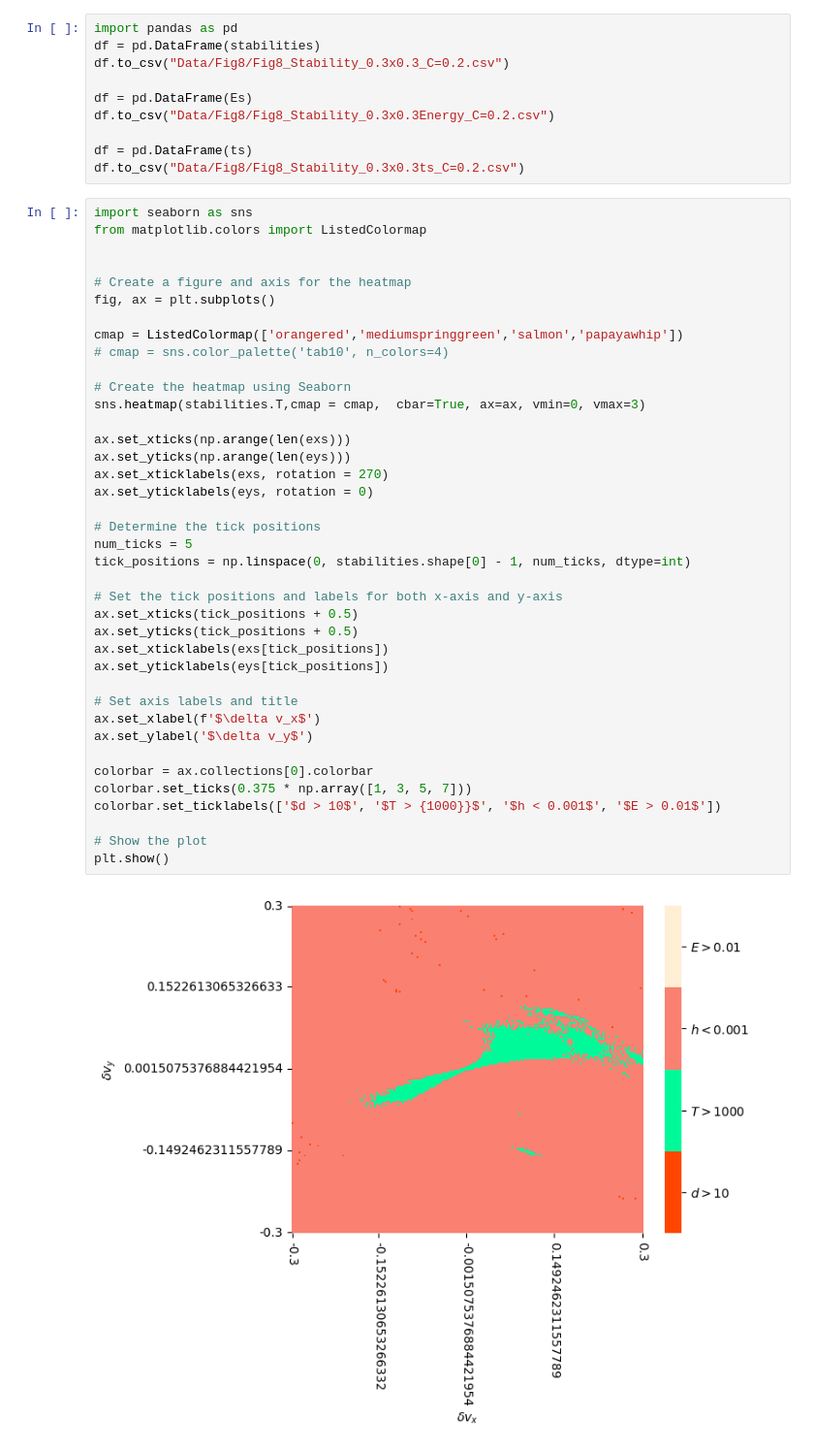
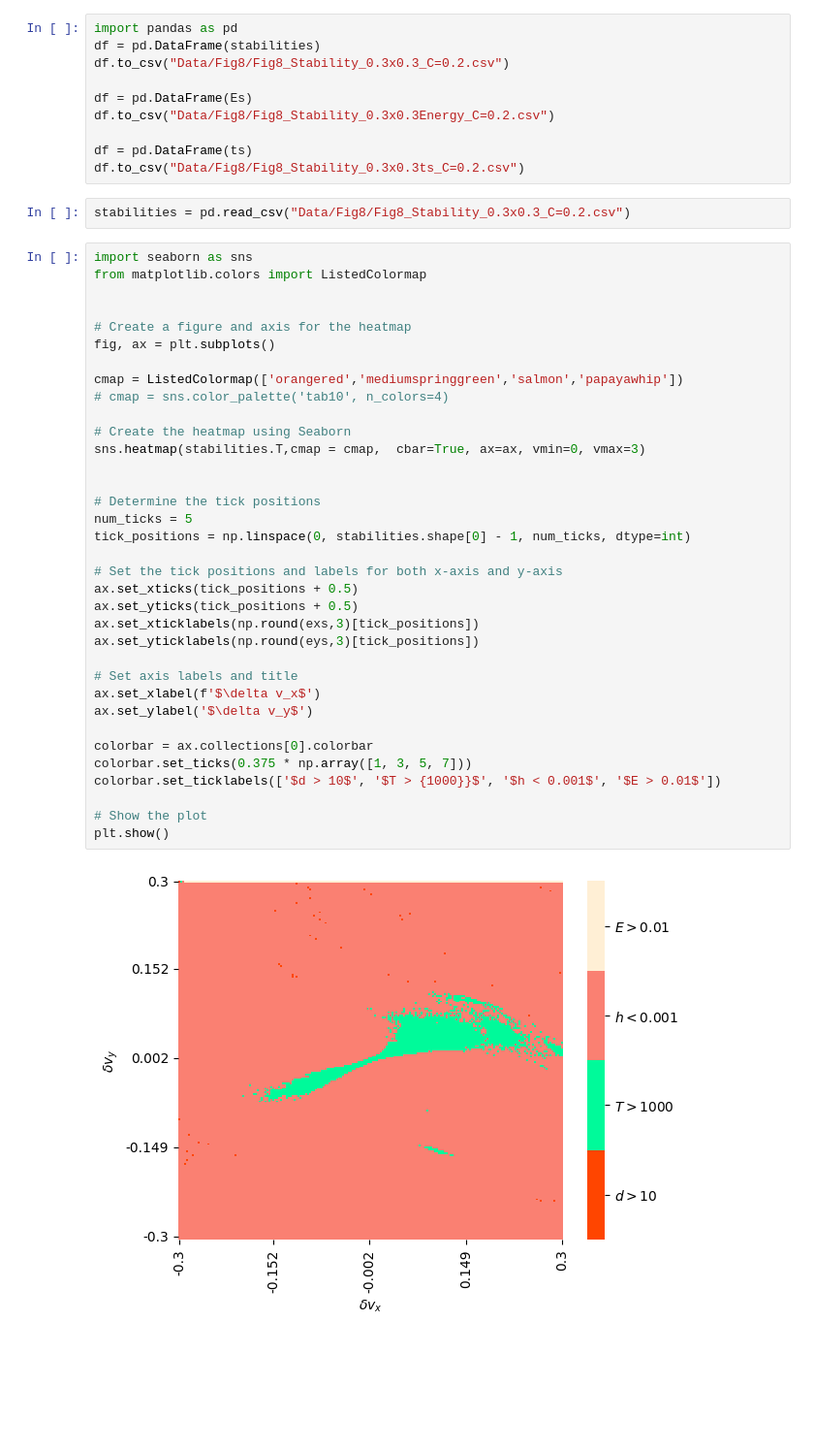
Before and after one commit to williamjones7/Dissertation, a Jupyter notebook: Stability Analysis 0.3x0.3 C=0.2.ipynb, the cells around one changed output. Shown at 97% size. Cells and saved outputs as stored; diff of their text form; blank space fills up the shorter version.

```diff
--- a/Stability Analysis 0.3x0.3 C=0.2.ipynb
+++ b/Stability Analysis 0.3x0.3 C=0.2.ipynb
@@ -179,6 +179,8 @@ df.to_csv("Data/Fig8/Fig8_Stability_0.3x0.3Energy_C=0.2.csv")
 
 df = pd.DataFrame(ts)
 df.to_csv("Data/Fig8/Fig8_Stability_0.3x0.3ts_C=0.2.csv")
+# %%
+stabilities = pd.read_csv("Data/Fig8/Fig8_Stability_0.3x0.3_C=0.2.csv")
 # %%
 import seaborn as sns
 from matplotlib.colors import ListedColormap
@@ -186,37 +188,33 @@ from matplotlib.colors import ListedColormap
 
 # Create a figure and axis for the heatmap
 fig, ax = plt.subplots()
 
 cmap = ListedColormap(['orangered','mediumspringgreen','salmon','papayawhip'])
 # cmap = sns.color_palette('tab10', n_colors=4)
 
 # Create the heatmap using Seaborn
 sns.heatmap(stabilities.T,cmap = cmap,  cbar=True, ax=ax, vmin=0, vmax=3)
 
-ax.set_xticks(np.arange(len(exs)))
-ax.set_yticks(np.arange(len(eys)))
-ax.set_xticklabels(exs, rotation = 270)
-ax.set_yticklabels(eys, rotation = 0)
 
 # Determine the tick positions
 num_ticks = 5
 tick_positions = np.linspace(0, stabilities.shape[0] - 1, num_ticks, dtype=int)
 
 # Set the tick positions and labels for both x-axis and y-axis
 ax.set_xticks(tick_positions + 0.5)
 ax.set_yticks(tick_positions + 0.5)
-ax.set_xticklabels(exs[tick_positions])
-ax.set_yticklabels(eys[tick_positions])
+ax.set_xticklabels(np.round(exs,3)[tick_positions])
+ax.set_yticklabels(np.round(eys,3)[tick_positions])
 
 # Set axis labels and title
 ax.set_xlabel(f'$\delta v_x$')
 ax.set_ylabel('$\delta v_y$')
 
 colorbar = ax.collections[0].colorbar
 colorbar.set_ticks(0.375 * np.array([1, 3, 5, 7]))
 colorbar.set_ticklabels(['$d > 10$', '$T > {1000}}$', '$h < 0.001$', '$E > 0.01$'])
 
 # Show the plot
 plt.show()
 # %% [output]
-[figure, old version]
+[figure, new version]
```
Also changed, not shown: 4 other files.
